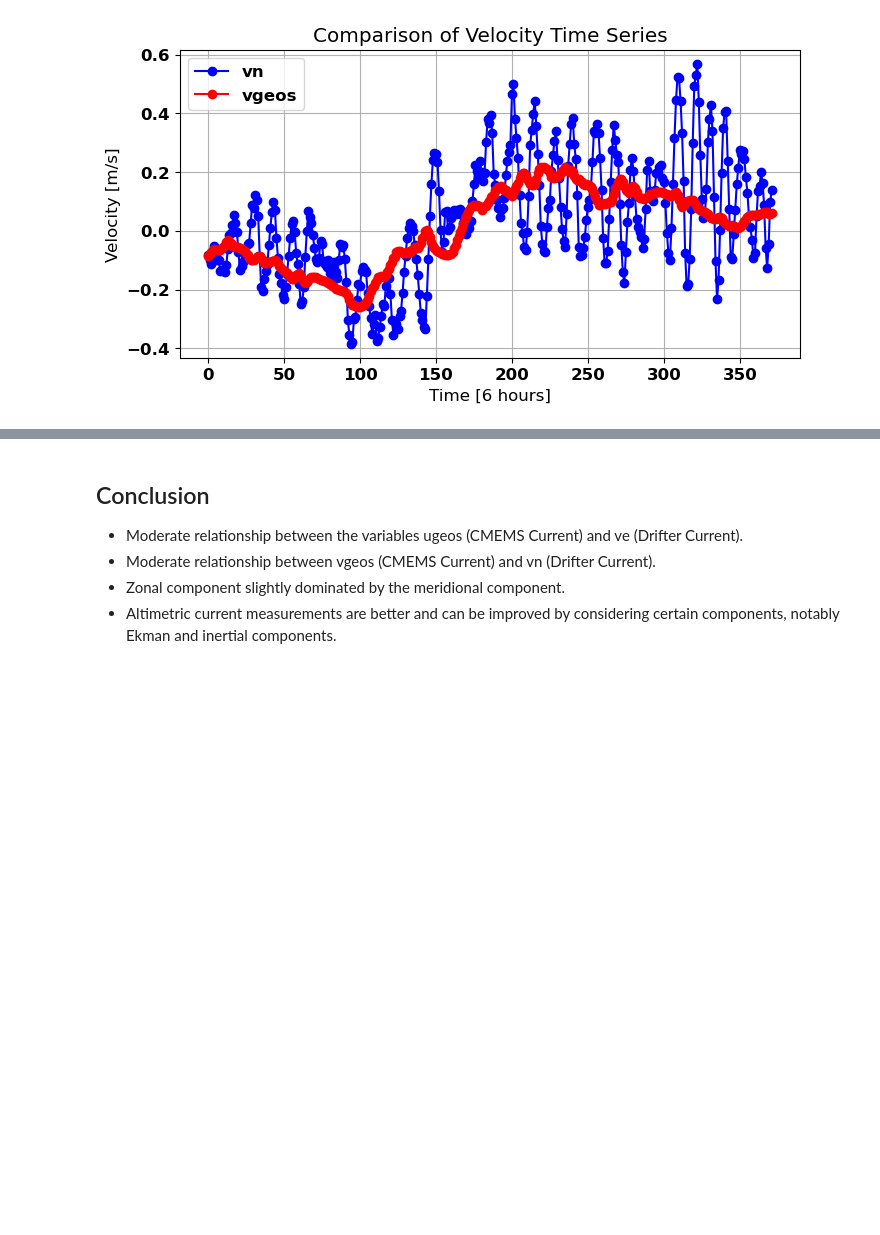
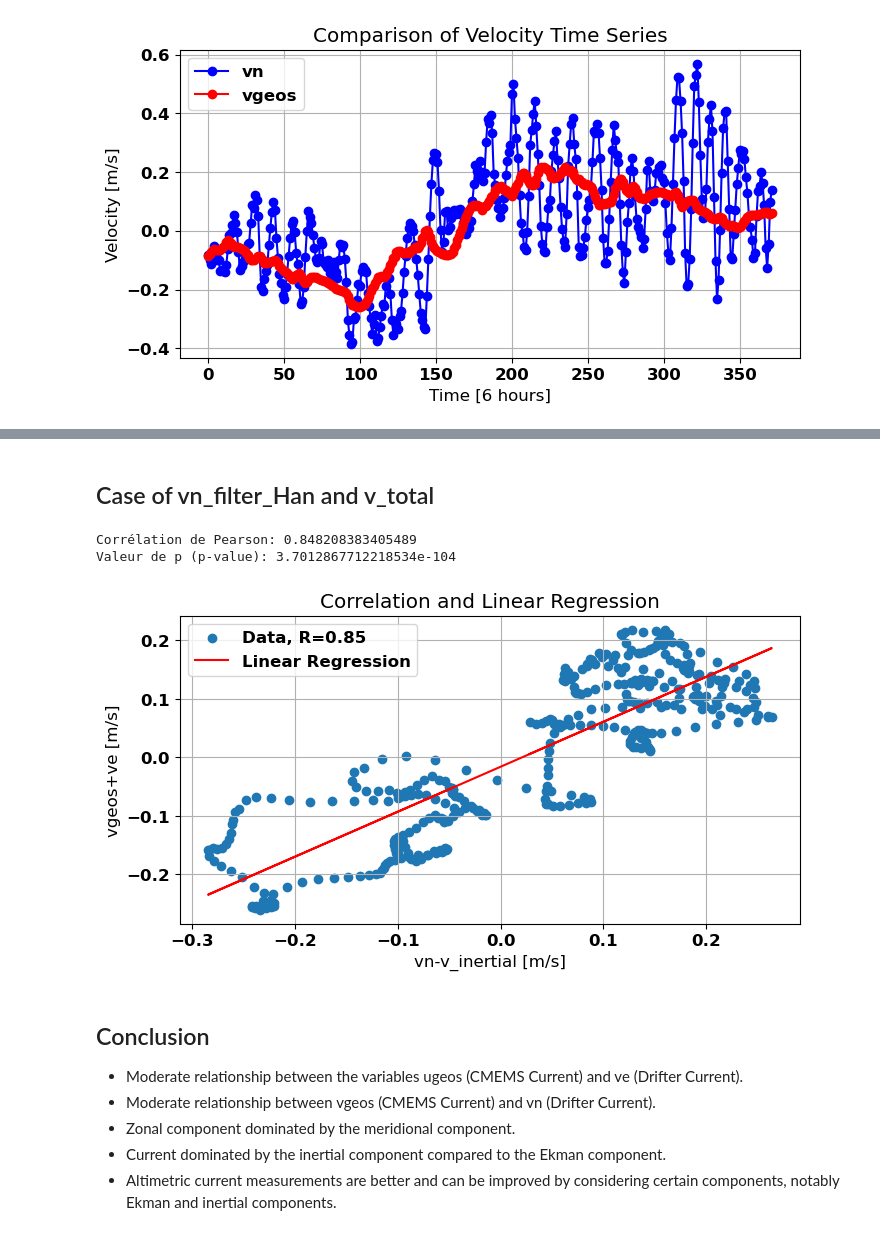
Before and after one commit to Julio-Leonel-Donfack/Courants-Derivants-Cmems, a Jupyter notebook: Module_Swot/3-interpolation-cmems-drifter.ipynb, the cells around one changed output, grey strips where cells are left out. Cells and saved outputs as stored; diff of their text form; code cells hidden in the pictures; blank space fills up the shorter version.

```diff
--- a/Module_Swot/3-interpolation-cmems-drifter.ipynb
+++ b/Module_Swot/3-interpolation-cmems-drifter.ipynb
@@ -461,0 +480,10 @@ plt.show()
+# %%
+time = np.array(df_2['time'])
+current_data = np.array(df_2['vn'])
+
+# Parameters of the Hanning filter
+window_length = 24  # Length of the Hanning window
+
+# Applying the Hanning filter
+window = hann(window_length)  # Create the Hanning window
+vn_filter_Han = convolve(current_data, window, mode='same') / sum(window)  # Apply the Hanning filter
@@ -462,6 +532,45 @@ plt.show()
+# %% [markdown]
+## Case of vn_filter_Han and v_total
+# %%
+# According to the following, we can simply note that the correlation between "vn" and "vgeos + ve" is 0.85.
+# This means strong relationship between the variables
+# Calcul de la corrélation spatiale et temporelle Pearson
+bouees_courant_v = vn_filter_Han
+correlation, p_value = pearsonr(satellitaires_courant_2,bouees_courant_v)
+
+print("Corrélation de Pearson:", correlation)
+print("Valeur de p (p-value):", p_value)
+
+# Fit linear regression model
+
+slope, intercept, _, _, _ = linregress( bouees_courant_v,satellitaires_courant_2)
+
+# Plot data and linear regression line
+plt.figure(figsize=(8, 4))
+plt.scatter(bouees_courant_v,satellitaires_courant_2, label=f'Data, R={correlation:.2f}')
+plt.plot(bouees_courant_v, slope*bouees_courant_v + intercept, color='red', label='Linear Regression')
+plt.xlabel('vn-v_inertial [m/s]')
+plt.ylabel('vgeos+ve [m/s]')
+plt.legend()
+plt.title('Correlation and Linear Regression')
+plt.grid(True)
+
+# Set font size and font weight for tick labels
+plt.rcParams['font.size'] = 12
+plt.rcParams['font.weight'] = 'bold'
+
+# save graphe
+plt.savefig("fig16 mode.png")
+# Show plot
+plt.show()
+# %% [output]
+Corrélation de Pearson: 0.848208383405489
+Valeur de p (p-value): 3.7012867712218534e-104
+[figure, added]
 # %% [markdown]
 ## Conclusion
  - Moderate relationship between the variables ugeos (CMEMS Current) and ve (Drifter Current).
  - Moderate relationship  between vgeos (CMEMS Current) and vn (Drifter Current).
- - Zonal component slightly dominated by the meridional component.
+ - Zonal component dominated by the meridional component.
+ - Current dominated by the inertial component compared to the Ekman component.
  - Altimetric current measurements are better and can be improved by considering certain components, notably Ekman and inertial components.
```
Also changed, not shown: parts of 12 cells of this notebook.
